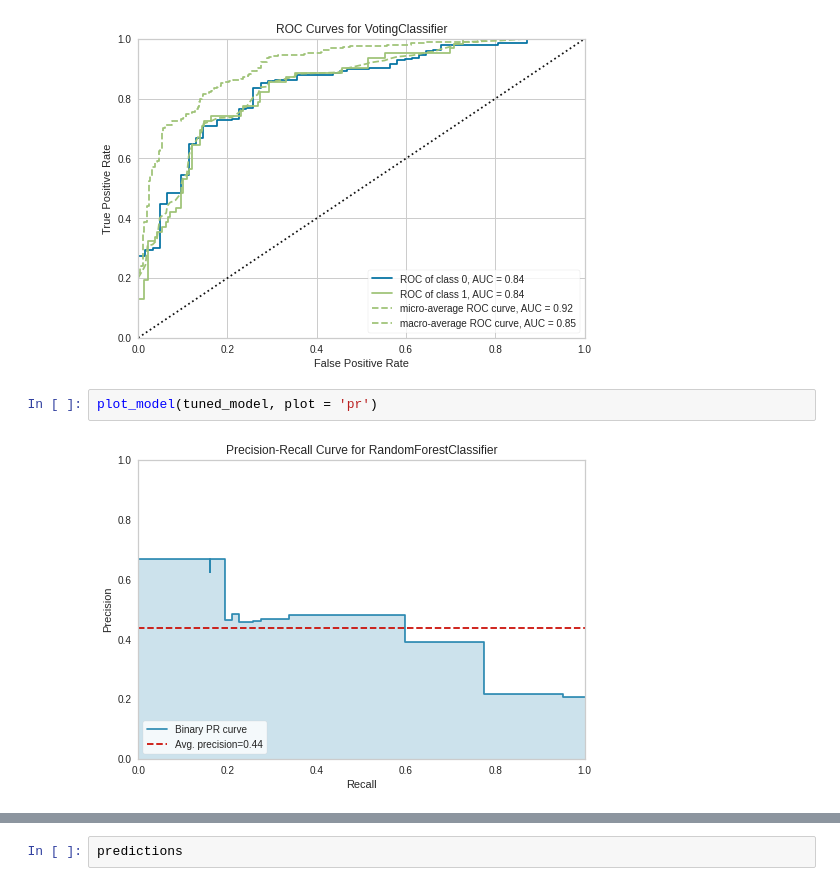
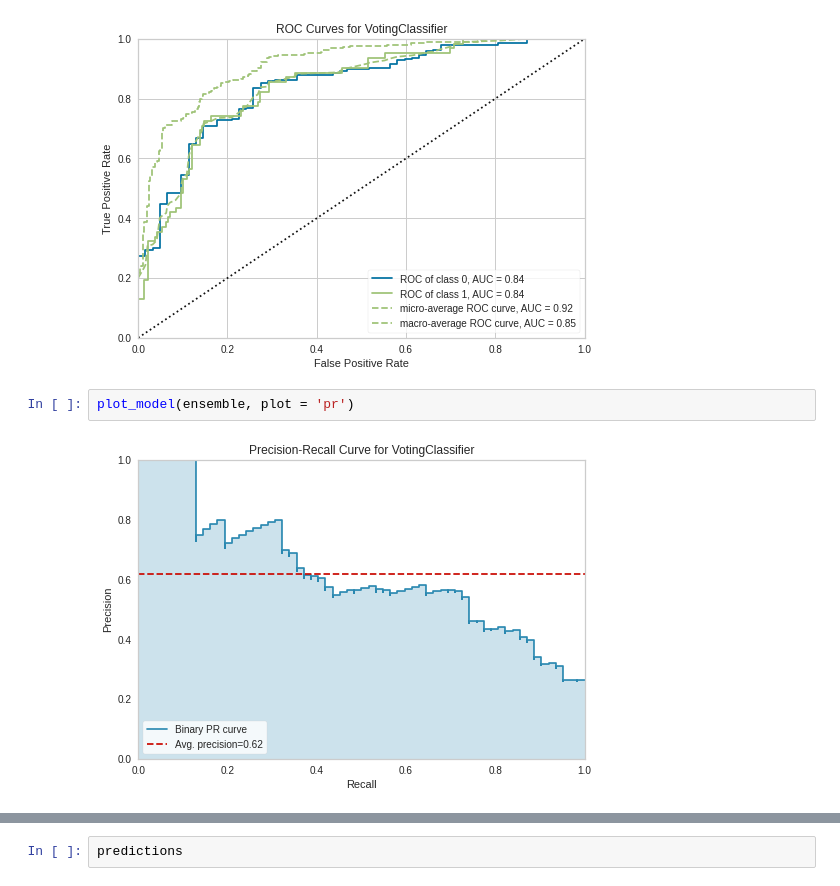
Before and after one commit to Ryo-Tanohata/sig_beginner9, a Jupyter notebook: PyCaret_emsamble_beginner9.ipynb, the cells around one changed output, grey strips where cells are left out. Drawn from its saved outputs; the diff is of its cells as text.

```diff
--- a/PyCaret_emsamble_beginner9.ipynb
+++ b/PyCaret_emsamble_beginner9.ipynb
@@ -335,7 +294,7 @@ plot_model(ensemble, plot = 'auc')
 # %% [output]
 [figure]
 # %%
-plot_model(tuned_model, plot = 'pr')
+plot_model(ensemble, plot = 'pr')
 # %% [output]
-[figure, old version]
+[figure, new version]
 # %%
```
Also changed, not shown: parts of 16 cells of this notebook.
